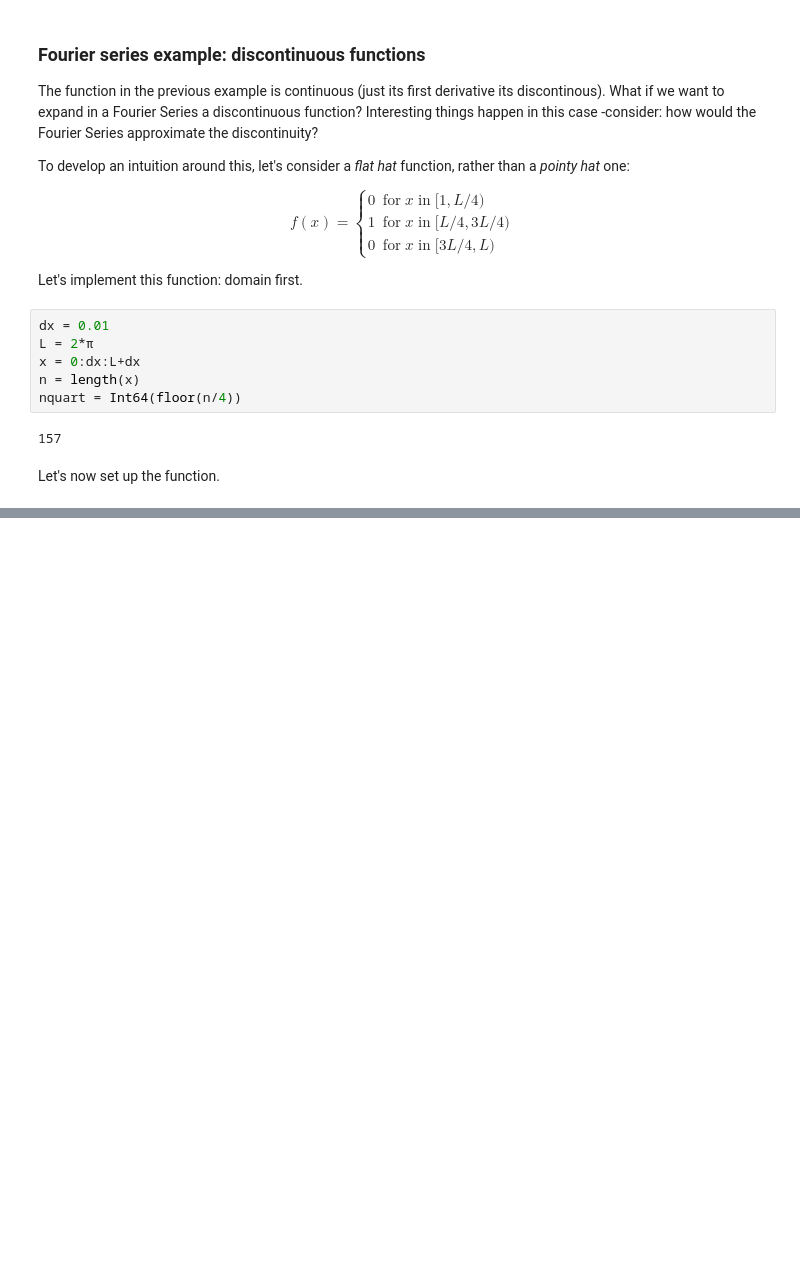
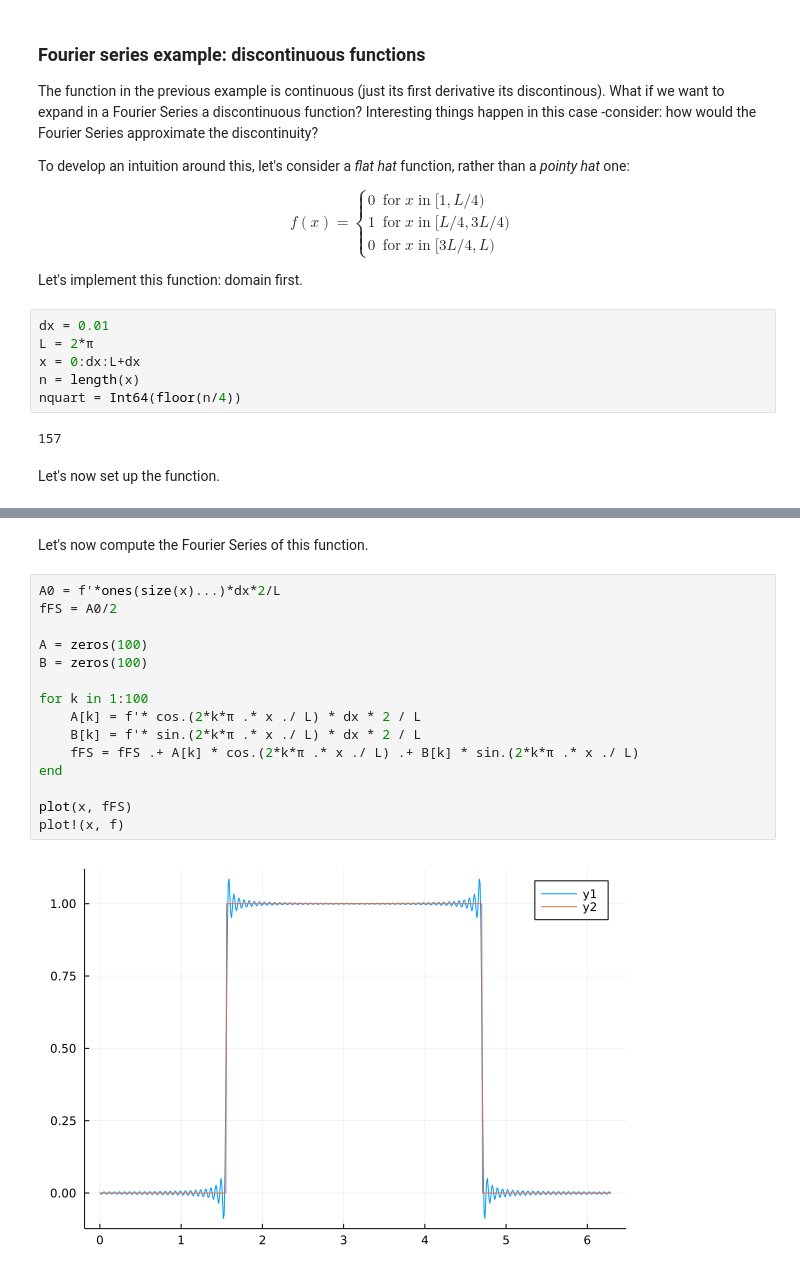
Before and after one commit to fmenol/data_driven_engineering, a Jupyter notebook: Chapter_2/Ch2_part_01.ipynb, the cells around one changed output, grey strips where cells are left out. Saved outputs shown, nothing was run; the diff lists cells and outputs as text; blank space fills up the shorter version.

```diff
--- a/Chapter_2/Ch2_part_01.ipynb
+++ b/Chapter_2/Ch2_part_01.ipynb
@@ -253,0 +254,19 @@ plot(f)
+# %% [markdown]
+Let's now compute the Fourier Series of this function.
+# %%
+A0 = f'*ones(size(x)...)*dx*2/L
+fFS = A0/2
+
+A = zeros(100)
+B = zeros(100)
+
+for k in 1:100
+    A[k] = f'* cos.(2*k*π .* x ./ L) * dx * 2 / L
+    B[k] = f'* sin.(2*k*π .* x ./ L) * dx * 2 / L
+    fFS = fFS .+ A[k] * cos.(2*k*π .* x ./ L) .+ B[k] * sin.(2*k*π .* x ./ L)
+end
+
+plot(x, fFS)
+plot!(x, f)
+# %% [output]
+[figure, added]
```
Also changed, not shown: parts of 3 cells of this notebook.
